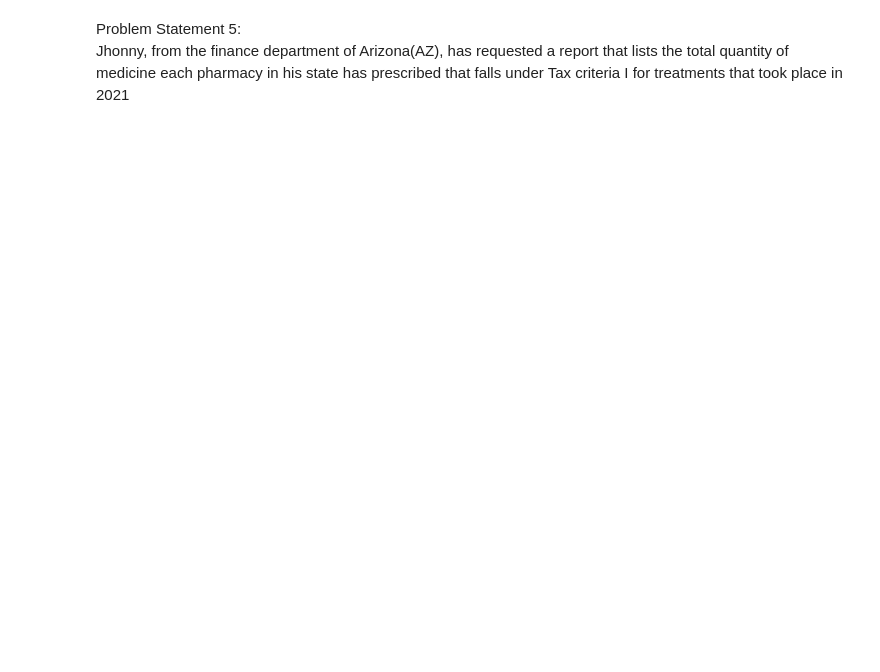
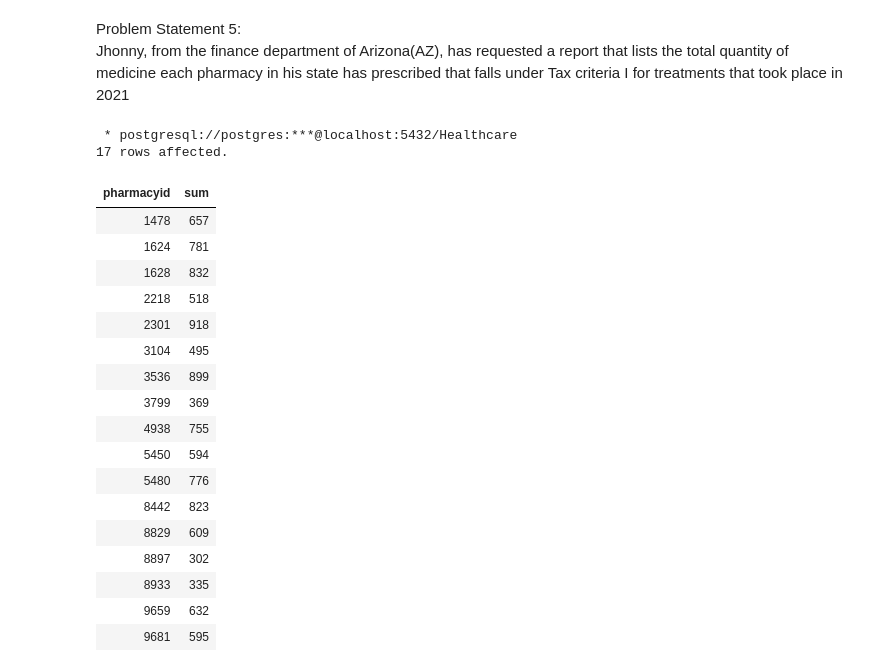
Before and after one commit to msb73/FS, a Jupyter notebook: Project Healthcare3 problem statements.ipynb, the cells around one changed output. Cells and saved outputs as stored; diff of their text form; code cells hidden in the pictures; blank space fills up the shorter version.

```diff
--- a/Project Healthcare3 problem statements.ipynb
+++ b/Project Healthcare3 problem statements.ipynb
@@ -27,0 +184,42 @@ Problem Statement 5:  <br>Jhonny, from the finance department of Arizona(AZ), ha
+# %%
+%%sql
+
+with pharmacies as
+    (
+        select pharmacyid from pharmacy
+            inner join address using (addressid)
+            where state = 'AZ'
+    ),
+prescriptions as
+    (
+        select prescriptionid, pharmacyid from  prescription
+            inner join treatment using(treatmentid)
+        where pharmacyid in (select * from pharmacies) and extract (year from date) = 2021
+    )
+select pharmacyid, sum(quantity) from prescriptions
+        left join contain using(prescriptionid)
+        left join medicine using(medicineid)
+    group by pharmacyid
+
+    -- select * from medicine inner join contain using(medicineid) left join  prescriptions using(prescriptionid)
+# %% [output]
+ * postgresql://postgres:***@localhost:5432/Healthcare
+17 rows affected.
+| pharmacyid | sum |
+| 1478 | 657 |
+| 1624 | 781 |
+| 1628 | 832 |
+| 2218 | 518 |
+| 2301 | 918 |
+| 3104 | 495 |
+| 3536 | 899 |
+| 3799 | 369 |
+| 4938 | 755 |
+| 5450 | 594 |
+| 5480 | 776 |
+| 8442 | 823 |
+| 8829 | 609 |
+| 8897 | 302 |
+| 8933 | 335 |
+| 9659 | 632 |
+| 9681 | 595 |
```
Also changed, not shown: parts of 13 cells of this notebook, 43 other files.
